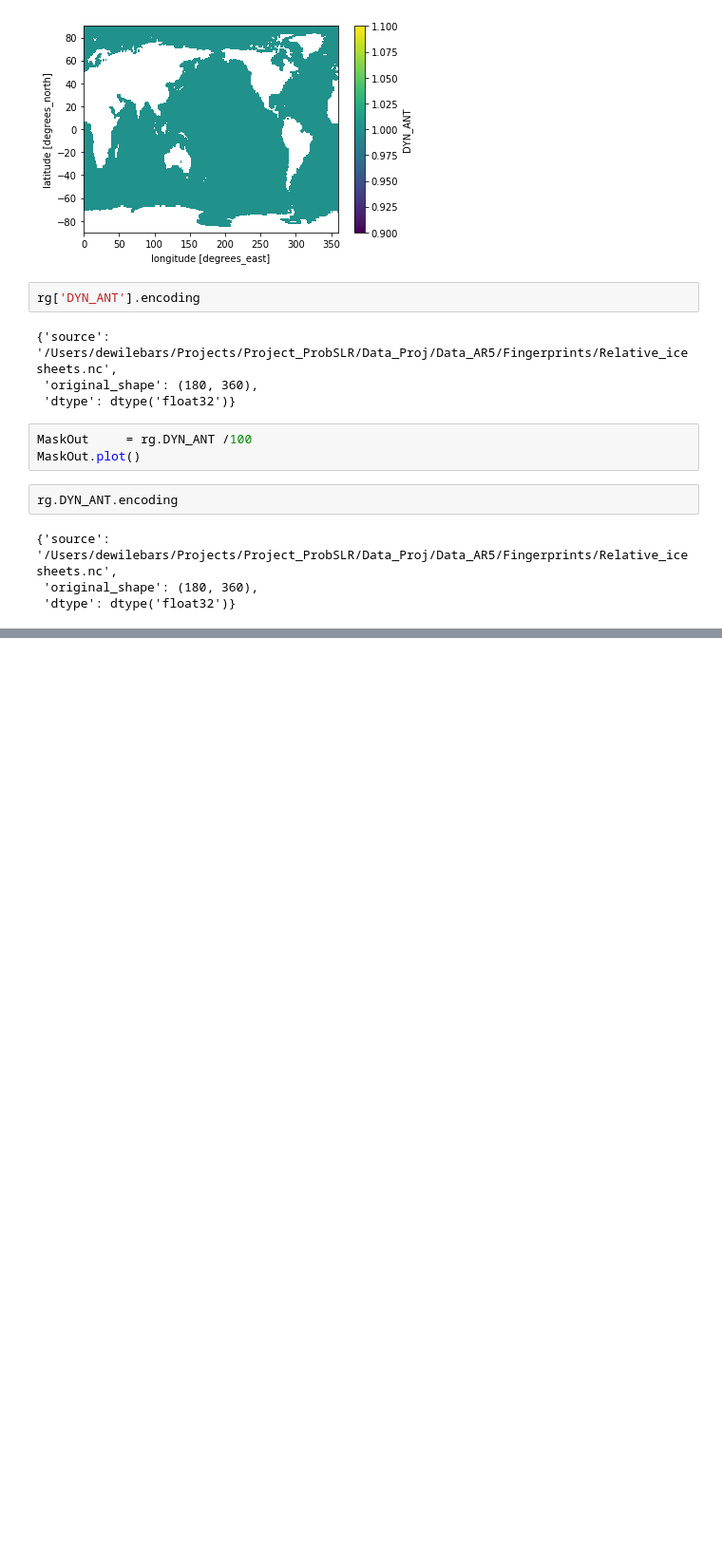
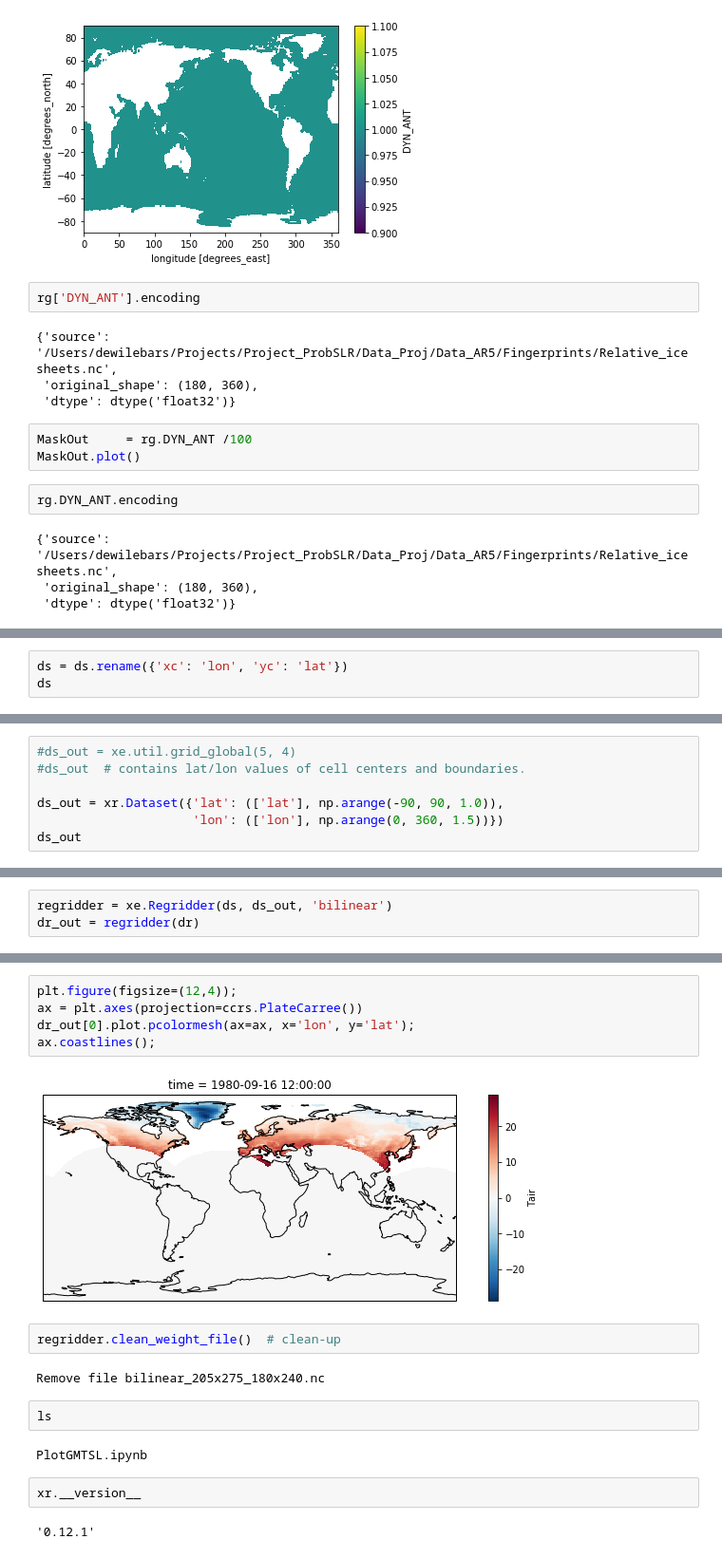
Before and after one commit to dlebars/CMIP_SeaLevel, a Jupyter notebook: notebooks/PlotGMTSL.ipynb, the cells around one changed output, grey strips where cells are left out. Shown: that part at 95% size. Cells and saved outputs as stored; diff of their text form; blank space fills up the shorter version.

```diff
--- a/notebooks/PlotGMTSL.ipynb
+++ b/notebooks/PlotGMTSL.ipynb
@@ -119,0 +187,3 @@ rg.DYN_ANT.encoding
+# %%
+ds = ds.rename({'xc': 'lon', 'yc': 'lat'})
+ds
@@ -119,0 +208,7 @@ rg.DYN_ANT.encoding
+# %%
+#ds_out = xe.util.grid_global(5, 4)
+#ds_out  # contains lat/lon values of cell centers and boundaries.
+
+ds_out = xr.Dataset({'lat': (['lat'], np.arange(-90, 90, 1.0)),
+                     'lon': (['lon'], np.arange(0, 360, 1.5))})
+ds_out
@@ -119,0 +223,3 @@ rg.DYN_ANT.encoding
+# %%
+regridder = xe.Regridder(ds, ds_out, 'bilinear')
+dr_out = regridder(dr)
@@ -119,0 +248,19 @@ rg.DYN_ANT.encoding
+# %%
+plt.figure(figsize=(12,4));
+ax = plt.axes(projection=ccrs.PlateCarree())
+dr_out[0].plot.pcolormesh(ax=ax, x='lon', y='lat');
+ax.coastlines();
+# %% [output]
+[figure, added]
+# %%
+regridder.clean_weight_file()  # clean-up
+# %% [output]
+Remove file bilinear_205x275_180x240.nc
+# %%
+ls
+# %% [output]
+PlotGMTSL.ipynb
+# %%
+xr.__version__
+# %% [output]
+'0.12.1'
```
Also changed, not shown: parts of 11 cells of this notebook, 2 other files.
